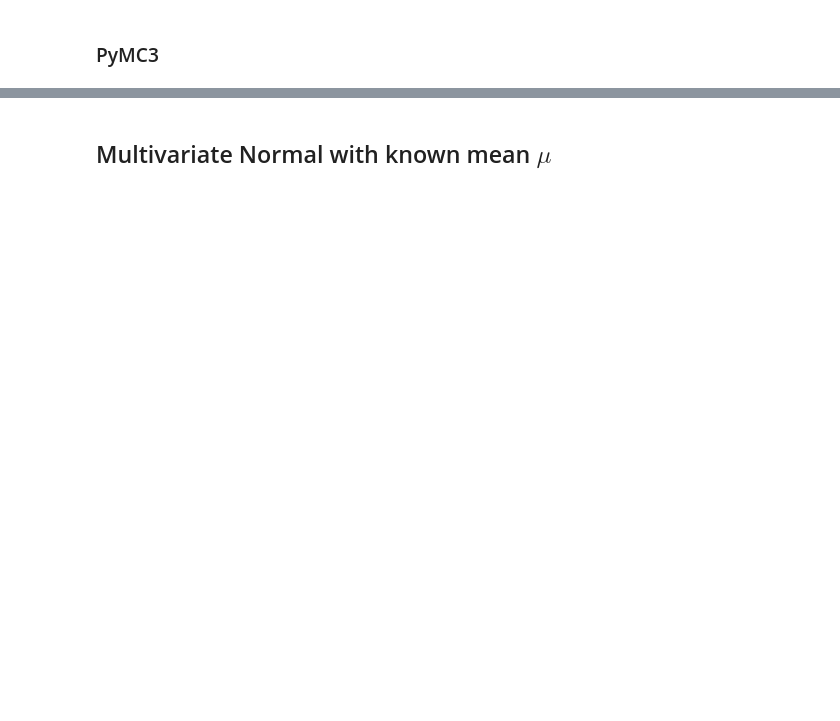
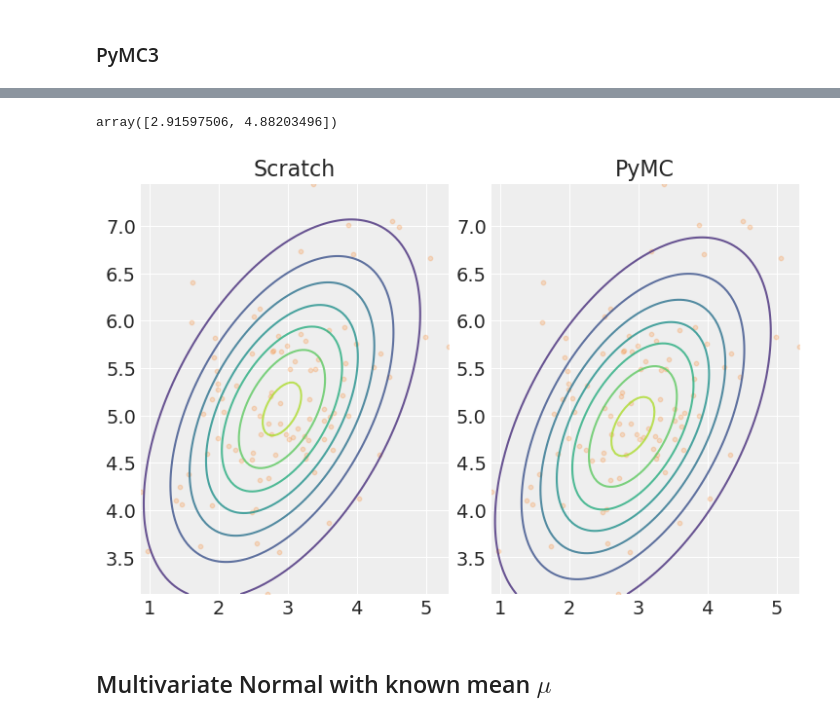
Before and after one commit to patrick-pagni/whats_your_bench, a Jupyter notebook: notebooks/conjugate-priors.ipynb, the cells around one changed output, grey strips where cells are left out. Cells and saved outputs as stored; diff of their text form; code cells hidden in the pictures; blank space fills up the shorter version.

```diff
--- a/notebooks/conjugate-priors.ipynb
+++ b/notebooks/conjugate-priors.ipynb
@@ -463,0 +515,19 @@ ValueError: operands could not be broadcast together with shapes (1,1000) (2,)
+# %%
+from cmdstanpy import CmdStanModel
+import os
+
+stan_file = os.path.join("../whats_your_bench/stan_models/mvNormalKnownCov.stan")
+
+model = CmdStanModel(stan_file = stan_file)
+
+stan_data = {
+    "N": X2.shape[0],
+    "M": X2.shape[1],
+    "X": X2,
+    "prior_mu": [1, 1],
+    "prior_sigma": [[1, 0], [0, 1]],
+    "obs_sigma": cov
+}
+
+fit = model.sample(data = stan_data)
+fit.summary()
@@ -464,2 +545,31 @@ ValueError: operands could not be broadcast together with shapes (1,1000) (2,)
+# %%
+fit.mu.mean(axis = 0)
+# %% [output]
+array([2.91597506, 4.88203496])
+# %%
+pp_mean = [fit.summary().loc["mu[1]", "Mean"], fit.summary().loc["mu[2]", "Mean"]]
+
+# Set up the grid
+fig, ax = plt.subplots(ncols = 2)
+
+z1 = np.linspace(X2[:, 0].min(), X2[:, 0].max(), 100)
+z2 = np.linspace(X2[:, 1].min(), X2[:, 1].max(), 100)
+x, y = np.meshgrid(z1, z2)
+pos = np.dstack((x, y))
+
+# Exact calculation
+ax[0].contour(x, y, predictive.pdf(pos), alpha = 0.8)
+ax[0].scatter(X2[:, 0], X2[:, 1], 10, alpha = 0.2, color = "C1")
+
+ax[0].set_title("Scratch")
+
+#Pymc params
+ax[1].contour(x, y, stats.multivariate_normal.pdf(pos, mean = pp_mean, cov = cov), alpha = 0.8)
+ax[1].scatter(X2[:, 0], X2[:, 1], 10, alpha = 0.2, color = "C1")
+ax[1].set_title("PyMC")
+
+plt.show();
+# %% [output]
+[figure, added]
 # %% [markdown]
 ## Multivariate Normal with known mean $\mu$
```
Also changed, not shown: parts of 19 cells of this notebook, 1 other file.
